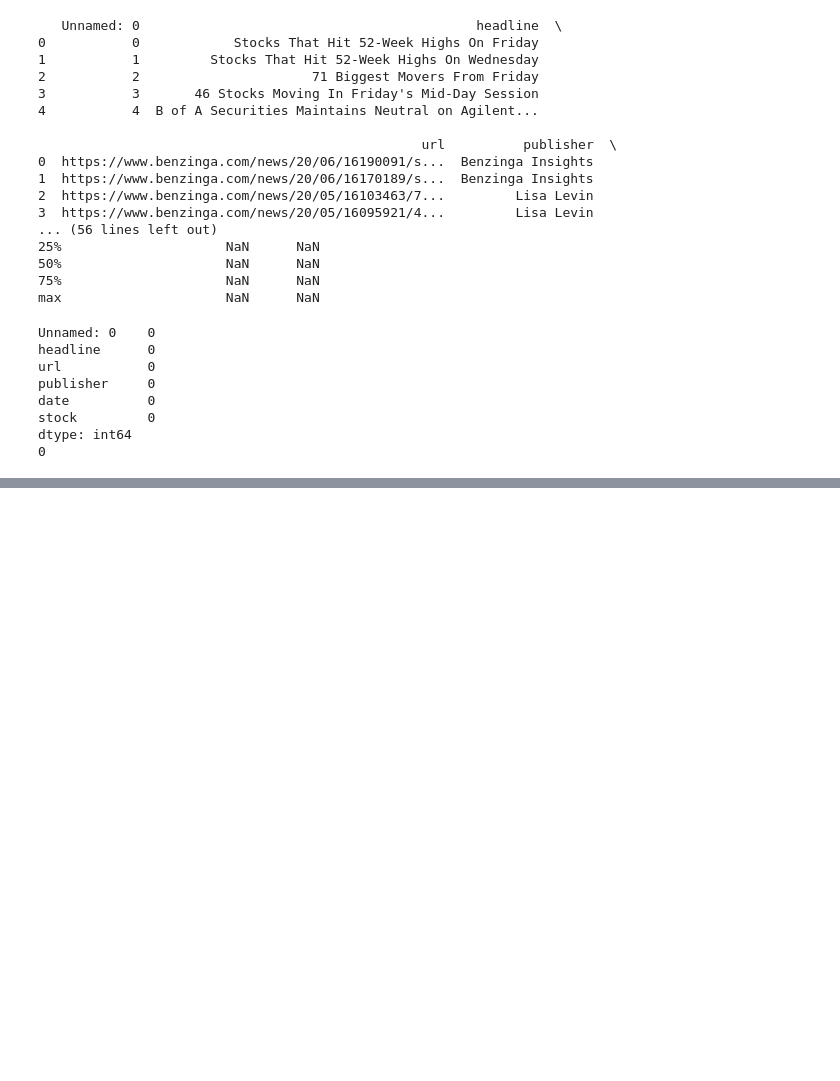
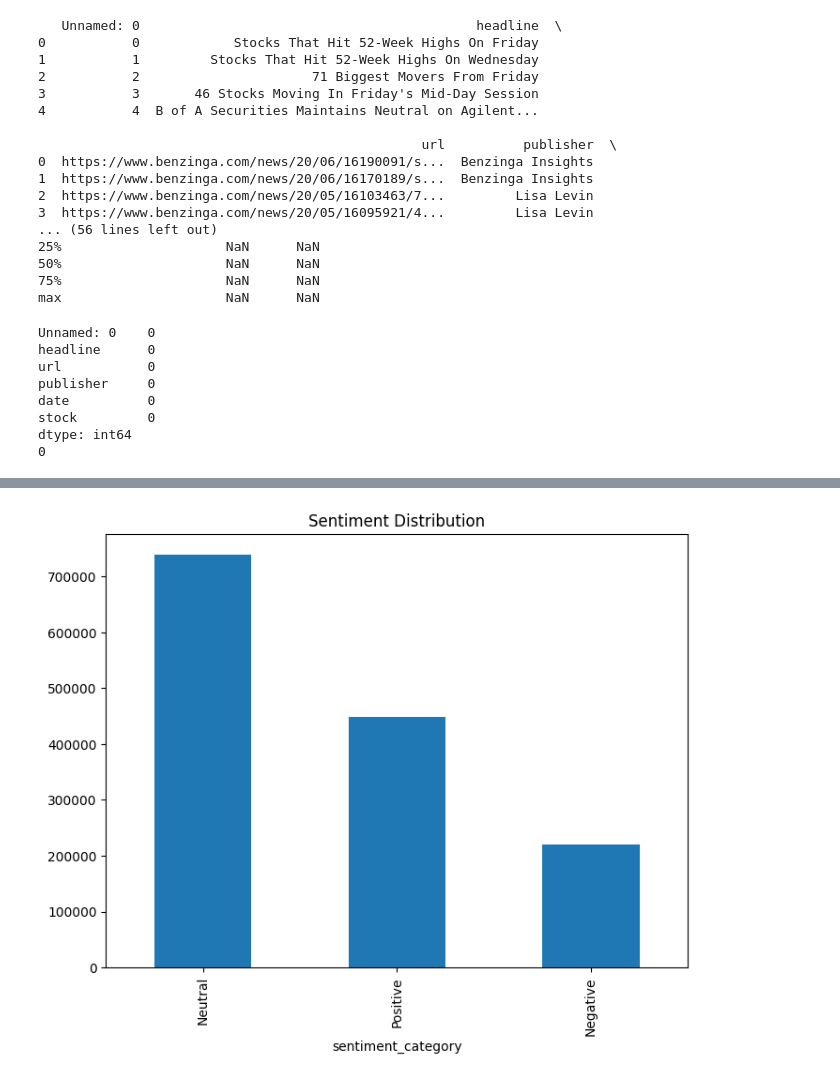
Before and after one commit to SaraFedlu/FinNews-Sentiment-Stock-Correlation-Analysis, a Jupyter notebook: notebooks/eda.ipynb, the cells around one changed output, grey strips where cells are left out. Saved outputs shown, nothing was run; the diff lists cells and outputs as text; code cells hidden in the pictures; blank space fills up the shorter version.

```diff
--- a/notebooks/eda.ipynb
+++ b/notebooks/eda.ipynb
@@ -50,0 +135,19 @@ df.dropna(subset=['headline', 'date', 'stock'], inplace=True)
+# %%
+df['sentiment'] = df['cleaned_headline'].apply(lambda x: sid.polarity_scores(x)['compound'])
+# %%
+def categorize_sentiment(score):
+    if score > 0.05:
+        return 'Positive'
+    elif score < -0.05:
+        return 'Negative'
+    else:
+        return 'Neutral'
+
+df['sentiment_category'] = df['sentiment'].apply(categorize_sentiment)
+# %%
+sentiment_counts = df['sentiment_category'].value_counts()
+sentiment_counts.plot(kind='bar', figsize=(8, 6))
+plt.title('Sentiment Distribution')
+plt.show()
+# %% [output]
+[figure, added]
```
Also changed, not shown: parts of 10 cells of this notebook.
